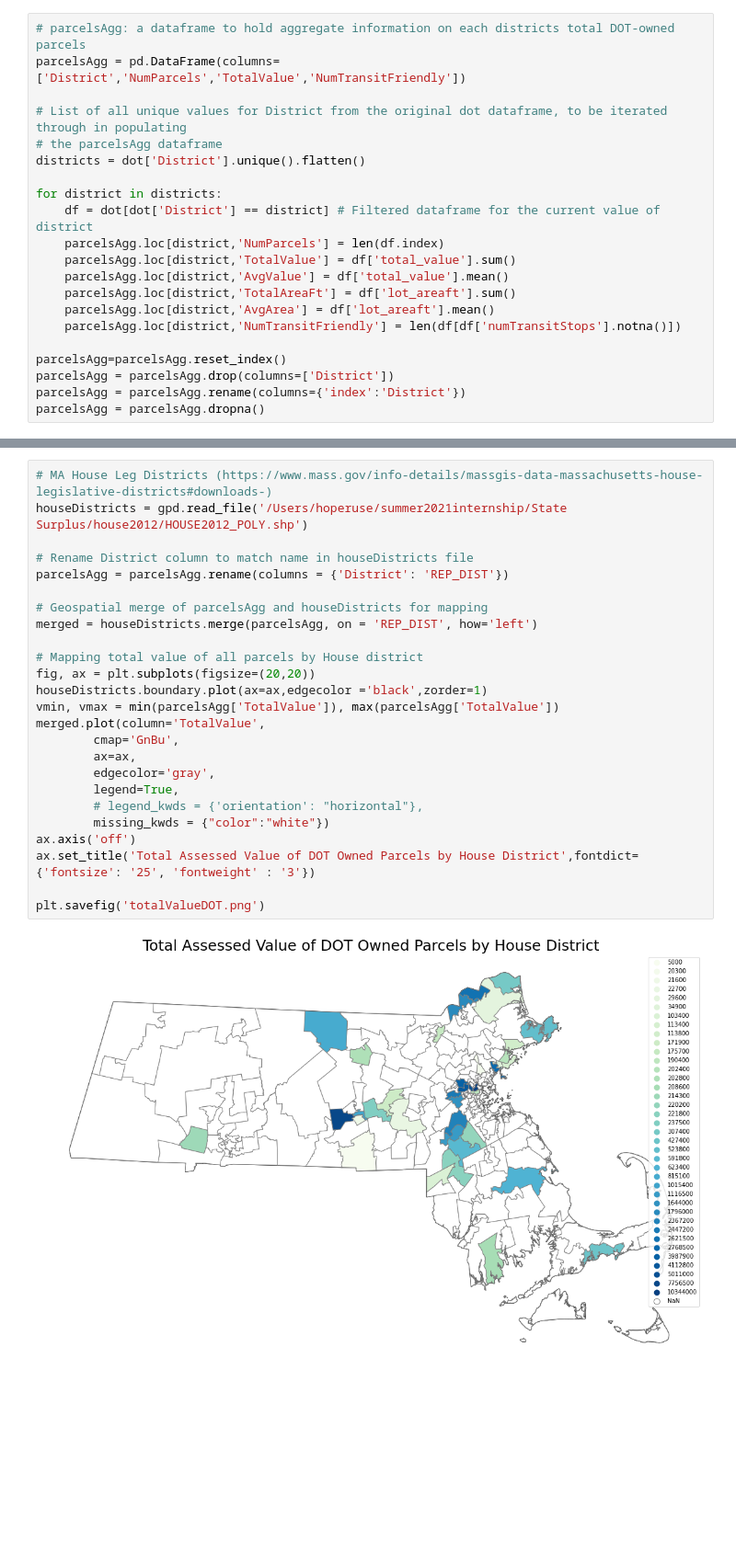
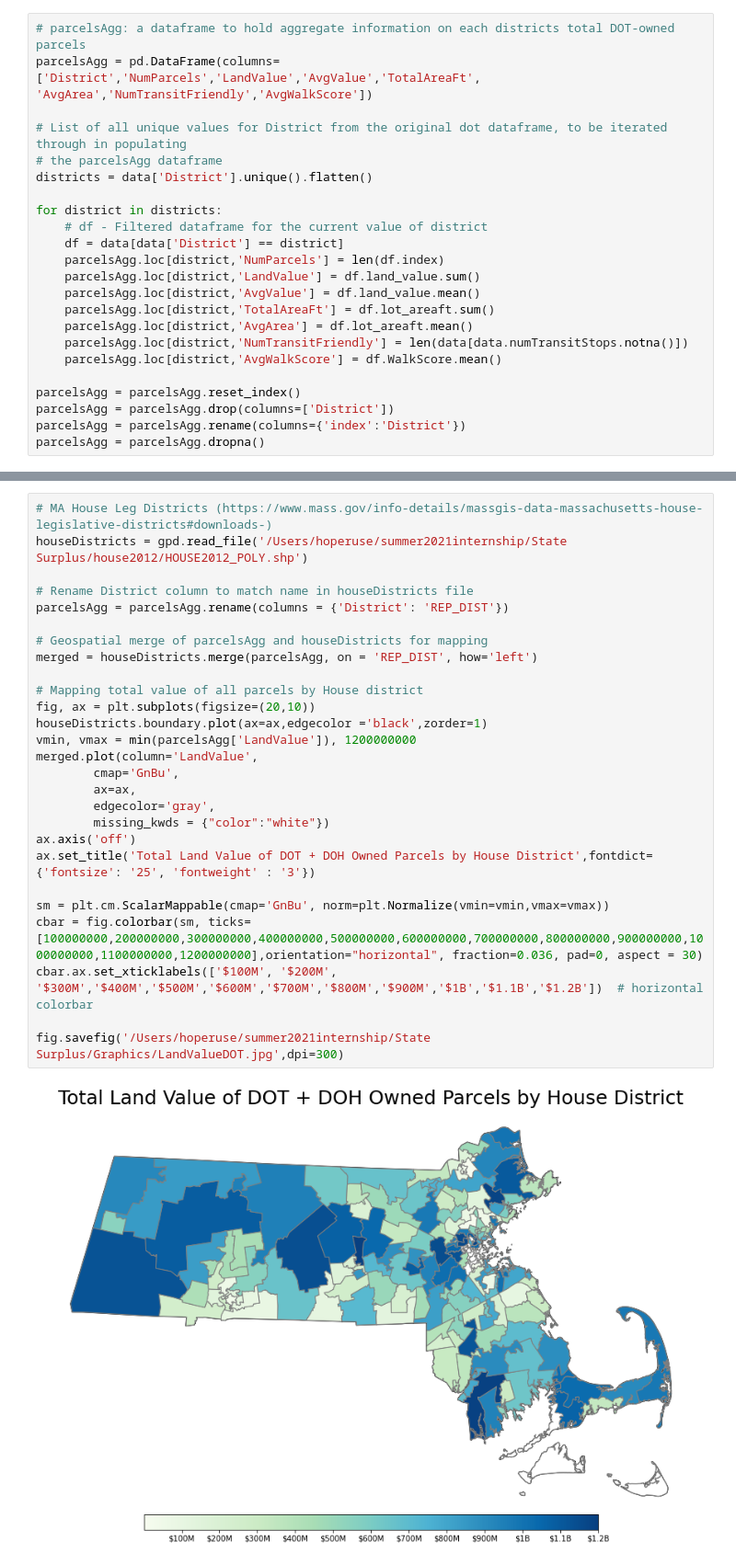
Before and after one commit to BU-Spark/summer2021internship, a Jupyter notebook: State Surplus/StateSurplus.ipynb, the cells around one changed output, grey strips where cells are left out. Shown at 92% size. Saved outputs shown, nothing was run; the diff lists cells and outputs as text; blank space fills up the shorter version.

```diff
--- a/State Surplus/StateSurplus.ipynb
+++ b/State Surplus/StateSurplus.ipynb
@@ -37,21 +56,23 @@ summary
 # %%
 # parcelsAgg: a dataframe to hold aggregate information on each districts total DOT-owned parcels
-parcelsAgg = pd.DataFrame(columns=['District','NumParcels','TotalValue','NumTransitFriendly'])
+parcelsAgg = pd.DataFrame(columns=['District','NumParcels','LandValue','AvgValue','TotalAreaFt', 'AvgArea','NumTransitFriendly','AvgWalkScore'])
 
 # List of all unique values for District from the original dot dataframe, to be iterated through in populating
 # the parcelsAgg dataframe
-districts = dot['District'].unique().flatten()
+districts = data['District'].unique().flatten()
 
 for district in districts:
-    df = dot[dot['District'] == district] # Filtered dataframe for the current value of district
+    # df - Filtered dataframe for the current value of district
+    df = data[data['District'] == district]
     parcelsAgg.loc[district,'NumParcels'] = len(df.index)
-    parcelsAgg.loc[district,'TotalValue'] = df['total_value'].sum()
-    parcelsAgg.loc[district,'AvgValue'] = df['total_value'].mean()
-    parcelsAgg.loc[district,'TotalAreaFt'] = df['lot_areaft'].sum()
-    parcelsAgg.loc[district,'AvgArea'] = df['lot_areaft'].mean()
-    parcelsAgg.loc[district,'NumTransitFriendly'] = len(df[df['numTransitStops'].notna()])
+    parcelsAgg.loc[district,'LandValue'] = df.land_value.sum()
+    parcelsAgg.loc[district,'AvgValue'] = df.land_value.mean()
+    parcelsAgg.loc[district,'TotalAreaFt'] = df.lot_areaft.sum()
+    parcelsAgg.loc[district,'AvgArea'] = df.lot_areaft.mean()
+    parcelsAgg.loc[district,'NumTransitFriendly'] = len(data[data.numTransitStops.notna()])
+    parcelsAgg.loc[district,'AvgWalkScore'] = df.WalkScore.mean()
 
-parcelsAgg=parcelsAgg.reset_index()
+parcelsAgg = parcelsAgg.reset_index()
 parcelsAgg = parcelsAgg.drop(columns=['District'])
 parcelsAgg = parcelsAgg.rename(columns={'index':'District'})
 parcelsAgg = parcelsAgg.dropna()
@@ -78,27 +102,29 @@ dfi.export(df,'topAvgValue.png')
 # %%
 # MA House Leg Districts (https://www.mass.gov/info-details/massgis-data-massachusetts-house-legislative-districts#downloads-)
 houseDistricts = gpd.read_file('/Users/hoperuse/summer2021internship/State Surplus/house2012/HOUSE2012_POLY.shp')
 
 # Rename District column to match name in houseDistricts file
 parcelsAgg = parcelsAgg.rename(columns = {'District': 'REP_DIST'})
 
 # Geospatial merge of parcelsAgg and houseDistricts for mapping
 merged = houseDistricts.merge(parcelsAgg, on = 'REP_DIST', how='left')
 
 # Mapping total value of all parcels by House district
-fig, ax = plt.subplots(figsize=(20,20))
+fig, ax = plt.subplots(figsize=(20,10))
 houseDistricts.boundary.plot(ax=ax,edgecolor ='black',zorder=1)
-vmin, vmax = min(parcelsAgg['TotalValue']), max(parcelsAgg['TotalValue'])
-merged.plot(column='TotalValue',
+vmin, vmax = min(parcelsAgg['LandValue']), 1200000000
+merged.plot(column='LandValue',
         cmap='GnBu',
         ax=ax,
         edgecolor='gray',
-        legend=True,
-        # legend_kwds = {'orientation': "horizontal"},
         missing_kwds = {"color":"white"})
 ax.axis('off')
-ax.set_title('Total Assessed Value of DOT Owned Parcels by House District',fontdict={'fontsize': '25', 'fontweight' : '3'})
+ax.set_title('Total Land Value of DOT + DOH Owned Parcels by House District',fontdict={'fontsize': '25', 'fontweight' : '3'})
 
-plt.savefig('totalValueDOT.png')
+sm = plt.cm.ScalarMappable(cmap='GnBu', norm=plt.Normalize(vmin=vmin,vmax=vmax))
+cbar = fig.colorbar(sm, ticks=[100000000,200000000,300000000,400000000,500000000,600000000,700000000,800000000,900000000,1000000000,1100000000,1200000000],orientation="horizontal", fraction=0.036, pad=0, aspect = 30)
+cbar.ax.set_xticklabels(['$100M', '$200M', '$300M','$400M','$500M','$600M','$700M','$800M','$900M','$1B','$1.1B','$1.2B'])  # horizontal colorbar
+
+fig.savefig('/Users/hoperuse/summer2021internship/State Surplus/Graphics/LandValueDOT.jpg',dpi=300)
 # %% [output]
-[figure, old version]
+[figure, new version]
```
Also changed, not shown: parts of 10 cells of this notebook.
